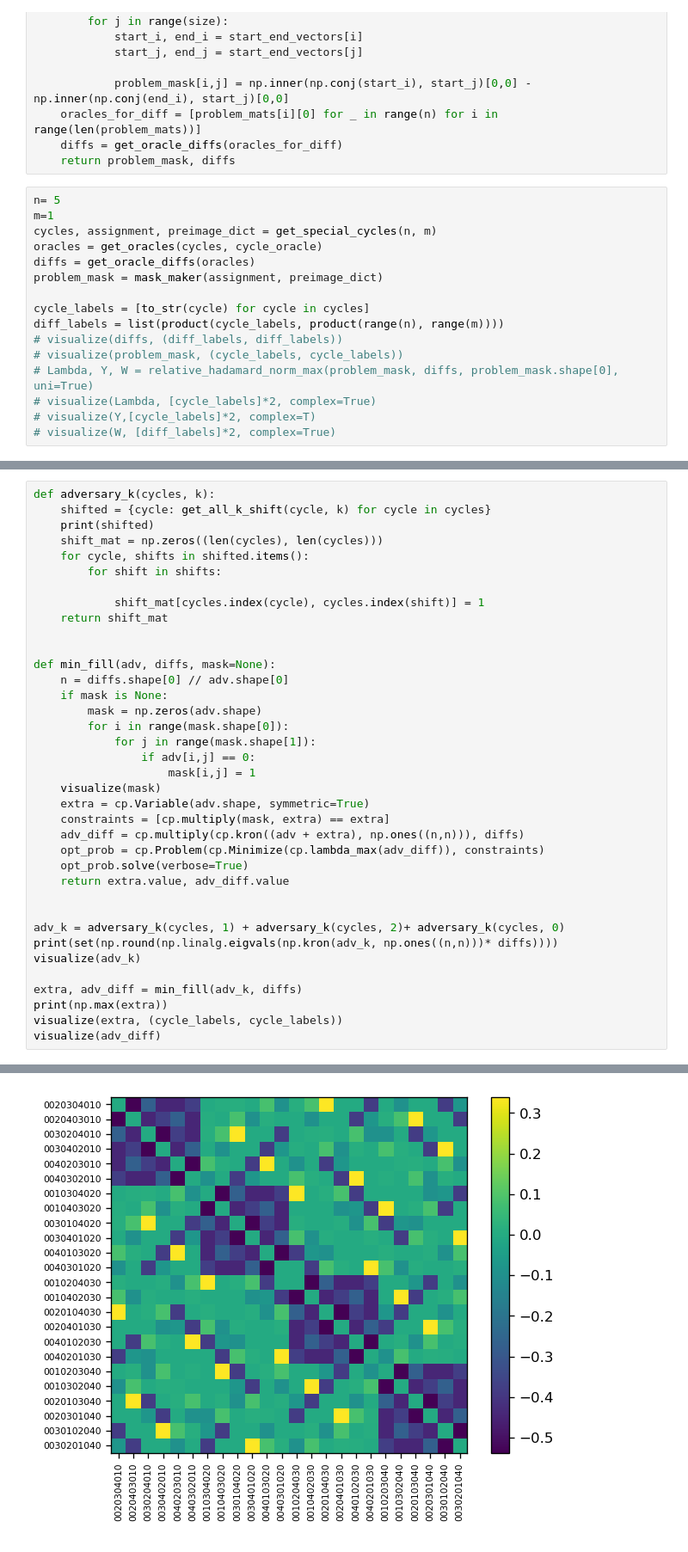
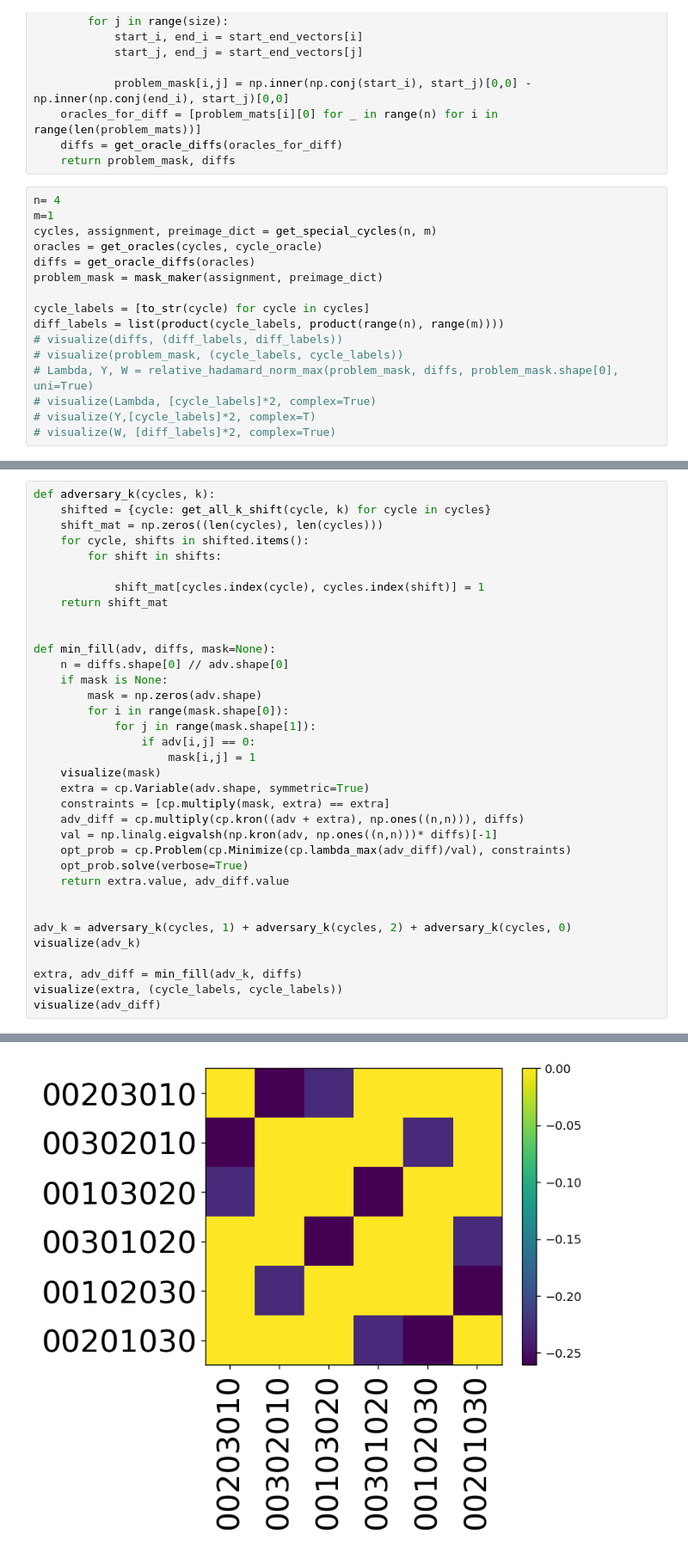
Before and after one commit to blake-holman/ED_Adversaries, a Jupyter notebook: Relative.ipynb, the cells around one changed output, grey strips where cells are left out. Shown: that part at 86% size. Cells and saved outputs as stored; diff of their text form.

```diff
--- a/Relative.ipynb
+++ b/Relative.ipynb
@@ -372,7 +369,7 @@ def unitary_implementation(problem_mats):
     diffs = get_oracle_diffs(oracles_for_diff)
     return problem_mask, diffs
 # %%
-n= 5
+n= 4
 m=1
 cycles, assignment, preimage_dict = get_special_cycles(n, m)
 oracles = get_oracles(cycles, cycle_oracle)
@@ -393,7 +390,6 @@ get_oracles 24
 # %%
 def adversary_k(cycles, k):
     shifted = {cycle: get_all_k_shift(cycle, k) for cycle in cycles}
-    print(shifted)
     shift_mat = np.zeros((len(cycles), len(cycles)))
     for cycle, shifts in shifted.items():
         for shift in shifts:
@@ -414,17 +410,16 @@ def min_fill(adv, diffs, mask=None):
     extra = cp.Variable(adv.shape, symmetric=True)
     constraints = [cp.multiply(mask, extra) == extra]
     adv_diff = cp.multiply(cp.kron((adv + extra), np.ones((n,n))), diffs)
-    opt_prob = cp.Problem(cp.Minimize(cp.lambda_max(adv_diff)), constraints)
+    val = np.linalg.eigvalsh(np.kron(adv, np.ones((n,n)))* diffs)[-1]
+    opt_prob = cp.Problem(cp.Minimize(cp.lambda_max(adv_diff)/val), constraints)
     opt_prob.solve(verbose=True)
     return extra.value, adv_diff.value
 
 
-adv_k = adversary_k(cycles, 1) + adversary_k(cycles, 2)+ adversary_k(cycles, 0)
-print(set(np.round(np.linalg.eigvals(np.kron(adv_k, np.ones((n,n)))* diffs))))
+adv_k = adversary_k(cycles, 1) + adversary_k(cycles, 2) + adversary_k(cycles, 0)
 visualize(adv_k)
 
 extra, adv_diff = min_fill(adv_k, diffs)
-print(np.max(extra))
 visualize(extra, (cycle_labels, cycle_labels))
 visualize(adv_diff)
 # %% [output]
@@ -454 +445 @@ visualize(adv_diff)
-[figure, old version]
+[figure, new version]
```
Also changed, not shown: parts of 9 cells of this notebook, 2 other files.
